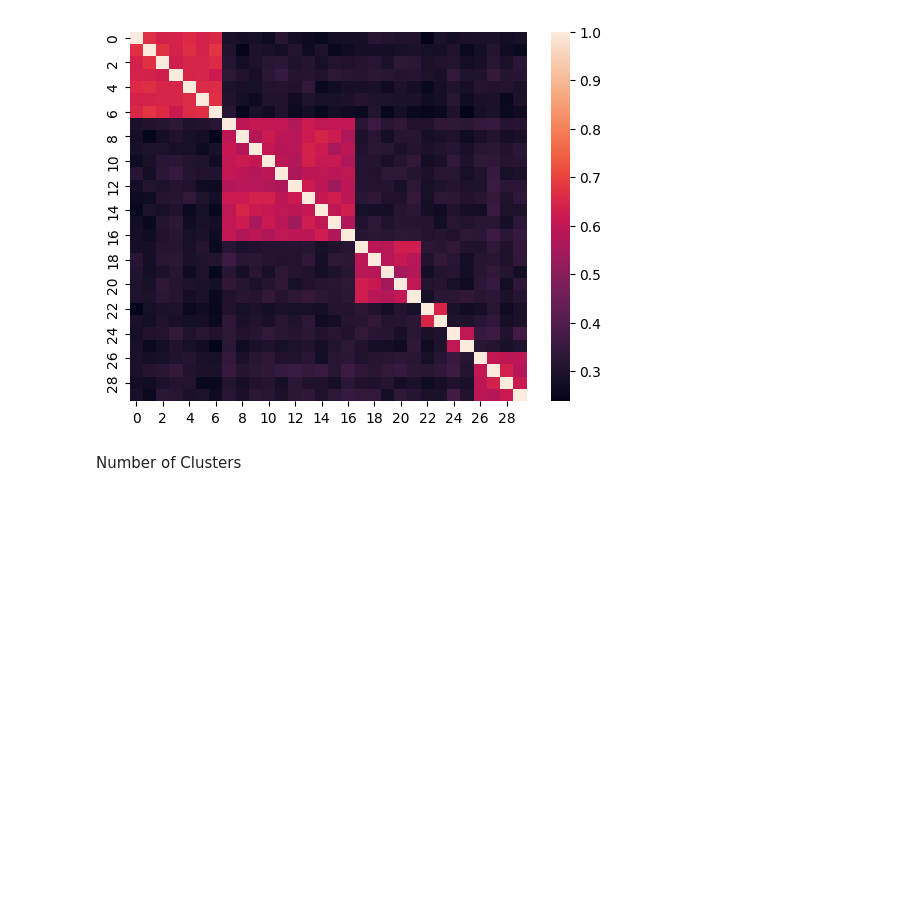
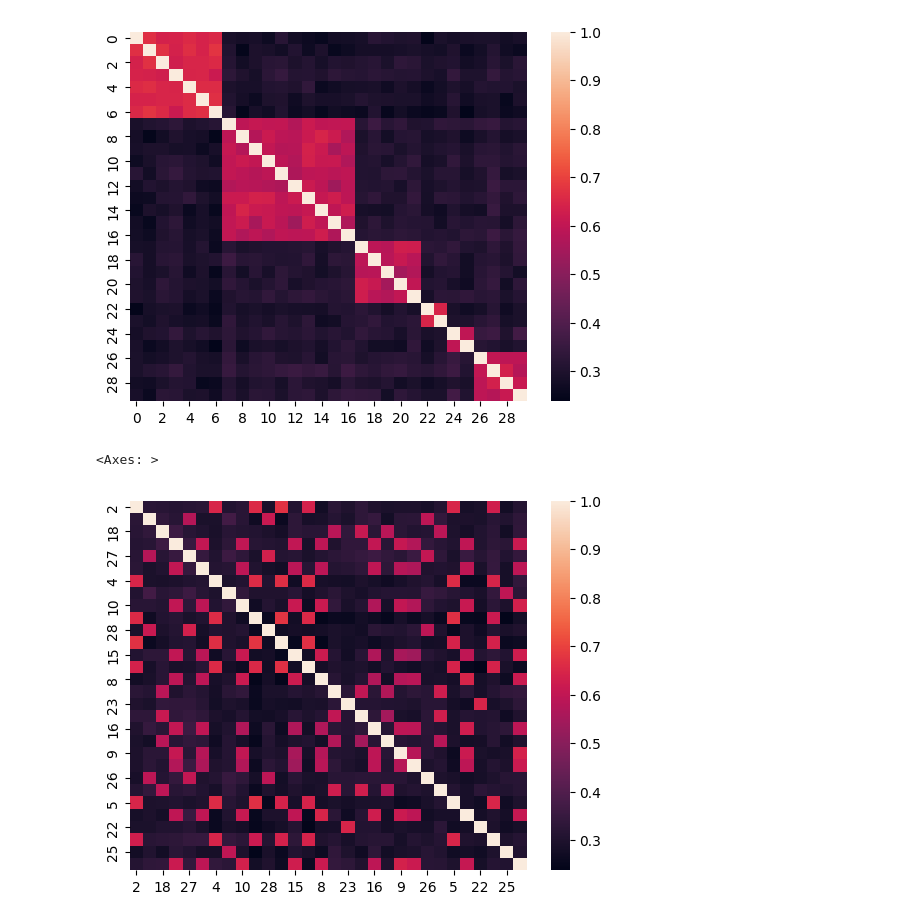
Before and after one commit to Joanna-Dai/Machine-Learning-for-Asset-Managers, a Jupyter notebook: ch4.ipynb, the cells around one changed output. Saved outputs shown, nothing was run; the diff lists cells and outputs as text; code cells hidden in the pictures; blank space fills up the shorter version.

```diff
--- a/ch4.ipynb
+++ b/ch4.ipynb
@@ -270,5 +271,19 @@ sns.heatmap(corr_matrix)
 # %% [output]
 <Axes: >
 [figure]
-# %% [markdown]
-Number of Clusters
+# %%
+# shuffle the rows and columns of the generated block-structured matrix
+
+def shuffle_corr_matrix(corr, seed=123):
+    rng = np.random.default_rng(seed=seed)  # for reproducibility
+    indices = np.array(corr.index)
+    shuffled_indices = rng.permutation(indices)
+    corr_shuffled = corr.loc[shuffled_indices, shuffled_indices]
+    return corr_shuffled, shuffled_indices
+
+corr_shuffled, shuffled_indices = shuffle_corr_matrix(corr_matrix)
+
+sns.heatmap(corr_shuffled)
+# %% [output]
+<Axes: >
+[figure, added]
```
Also changed, not shown: parts of 3 cells of this notebook.
